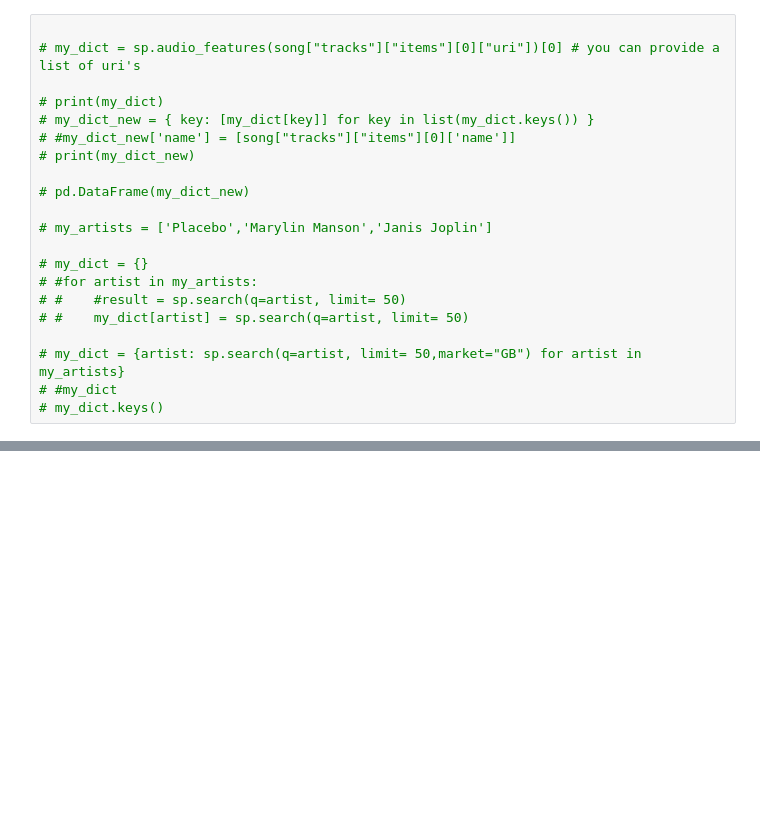
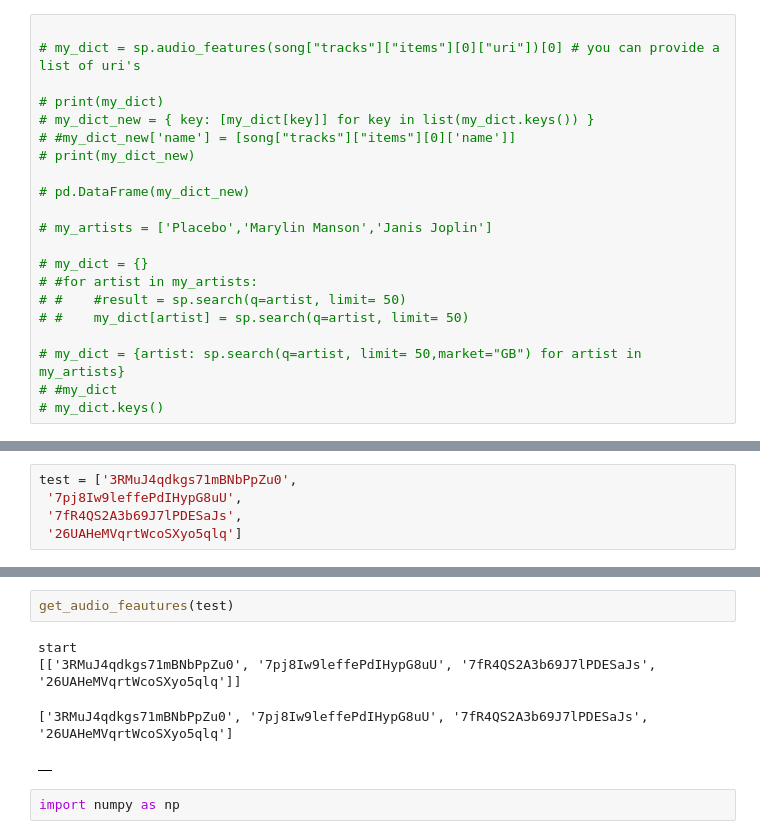
Before and after one commit to ElRapa/Song_Recommender, a Jupyter notebook: test_notebook.ipynb, the cells around one changed output, grey strips where cells are left out. Drawn from its saved outputs; the diff is of its cells as text; blank space fills up the shorter version.

```diff
--- a/test_notebook.ipynb
+++ b/test_notebook.ipynb
@@ -191,0 +217,5 @@ TypeError: list indices must be integers or slices, not dict
+# %%
+test = ['3RMuJ4qdkgs71mBNbPpZu0',
+ '7pj8Iw9leffePdIHypG8uU',
+ '7fR4QS2A3b69J7lPDESaJs',
+ '26UAHeMVqrtWcoSXyo5qlq']
@@ -191,0 +277,9 @@ TypeError: list indices must be integers or slices, not dict
+# %%
+get_audio_feautures(test)
+# %% [output]
+start
+[['3RMuJ4qdkgs71mBNbPpZu0', '7pj8Iw9leffePdIHypG8uU', '7fR4QS2A3b69J7lPDESaJs', '26UAHeMVqrtWcoSXyo5qlq']]
+['3RMuJ4qdkgs71mBNbPpZu0', '7pj8Iw9leffePdIHypG8uU', '7fR4QS2A3b69J7lPDESaJs', '26UAHeMVqrtWcoSXyo5qlq']
+|  |
+# %%
+import numpy as np
```
Also changed, not shown: parts of 9 cells of this notebook, 10 other files.
